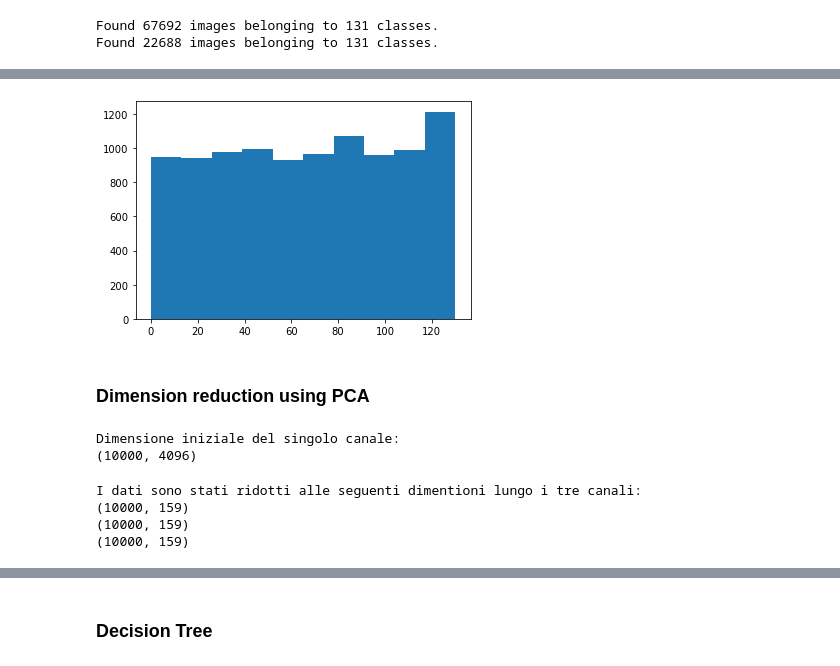
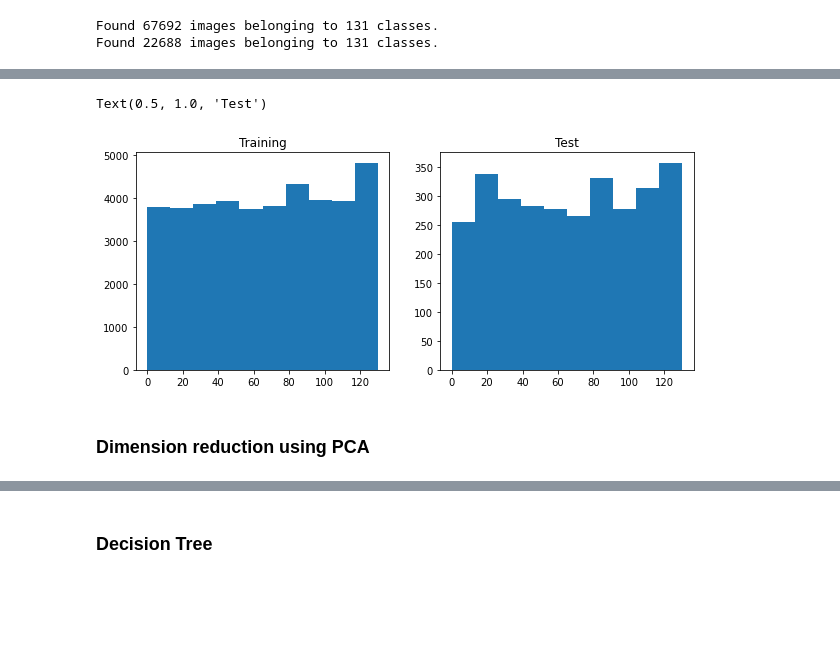
Before and after one commit to teob97/fruits_classifier, a Jupyter notebook: main.ipynb, the cells around one changed output, grey strips where cells are left out. Cells and saved outputs as stored; diff of their text form; code cells hidden in the pictures; blank space fills up the shorter version.

```diff
--- a/main.ipynb
+++ b/main.ipynb
@@ -191,7 +202,9 @@ print('**********************************************')
 # %% [markdown]
 # PCA and Decision Tree
 # %%
-number_of_images = 10000
+number_of_images = 40000
+number_of_test = 3000
+risoluzione = 32
 
 train_datagen = ImageDataGenerator(
     rescale=1. / 255,
@@ -199,7 +212,7 @@ train_datagen = ImageDataGenerator(
 
 train = train_datagen.flow_from_directory(
     'fruits-360/Training',
-    target_size=(64, 64),
+    target_size=(risoluzione, risoluzione),
     color_mode='rgb',
     batch_size=number_of_images,
     class_mode='categorical',
@@ -209,9 +222,9 @@ train = train_datagen.flow_from_directory(
 
 test = train_datagen.flow_from_directory(
     'fruits-360/Test',
-    target_size=(64, 64),
+    target_size=(risoluzione, risoluzione),
     color_mode='rgb',
-    batch_size=number_of_images,
+    batch_size=number_of_test,
     class_mode='categorical',
     shuffle = True,
     seed = 42,
@@ -239,7 +252,11 @@ for i, ax in enumerate(axs.ravel()):
-# %%
-plt.hist(np.argmax(y, axis = 1))
-plt.show()
-# %% [output]
-[figure, removed]
+# %%
+_, axs = plt.subplots(1,2, figsize = (10,4))
+axs[0].hist(np.argmax(y, axis = 1))
+axs[0].set_title('Training')
+axs[1].hist(np.argmax(y_test, axis = 1))
+axs[1].set_title('Test')
+# %% [output]
+Text(0.5, 1.0, 'Test')
+[figure, added]
 # %% [markdown]
 ### Dimension reduction using PCA
@@ -251,10 +262,0 @@ def channel_PCA(data, variance):
-# %%
-r_x = x[:,:,:,0].reshape((x.shape[0], x.shape[1]*x.shape[2]))
-g_x = x[:,:,:,1].reshape((x.shape[0], x.shape[1]*x.shape[2]))
-b_x = x[:,:,:,2].reshape((x.shape[0], x.shape[1]*x.shape[2]))
-
-print("Dimensione iniziale del singolo canale:")
-print(r_x.shape)
-# %% [output]
-Dimensione iniziale del singolo canale:
-(10000, 4096)
@@ -265,14 +262,0 @@ b_PCA = channel_PCA(b_x, 0.95)
-# %%
-r_x = r_PCA.transform(r_x)
-g_x = r_PCA.transform(g_x)
-b_x = r_PCA.transform(b_x)
-
-print("I dati sono stati ridotti alle seguenti dimentioni lungo i tre canali:")
-print(r_x.shape)
-print(g_x.shape)
-print(b_x.shape)
-# %% [output]
-I dati sono stati ridotti alle seguenti dimentioni lungo i tre canali:
-(10000, 159)
-(10000, 159)
-(10000, 159)
```
Also changed, not shown: parts of 29 cells of this notebook, 5 other files.
